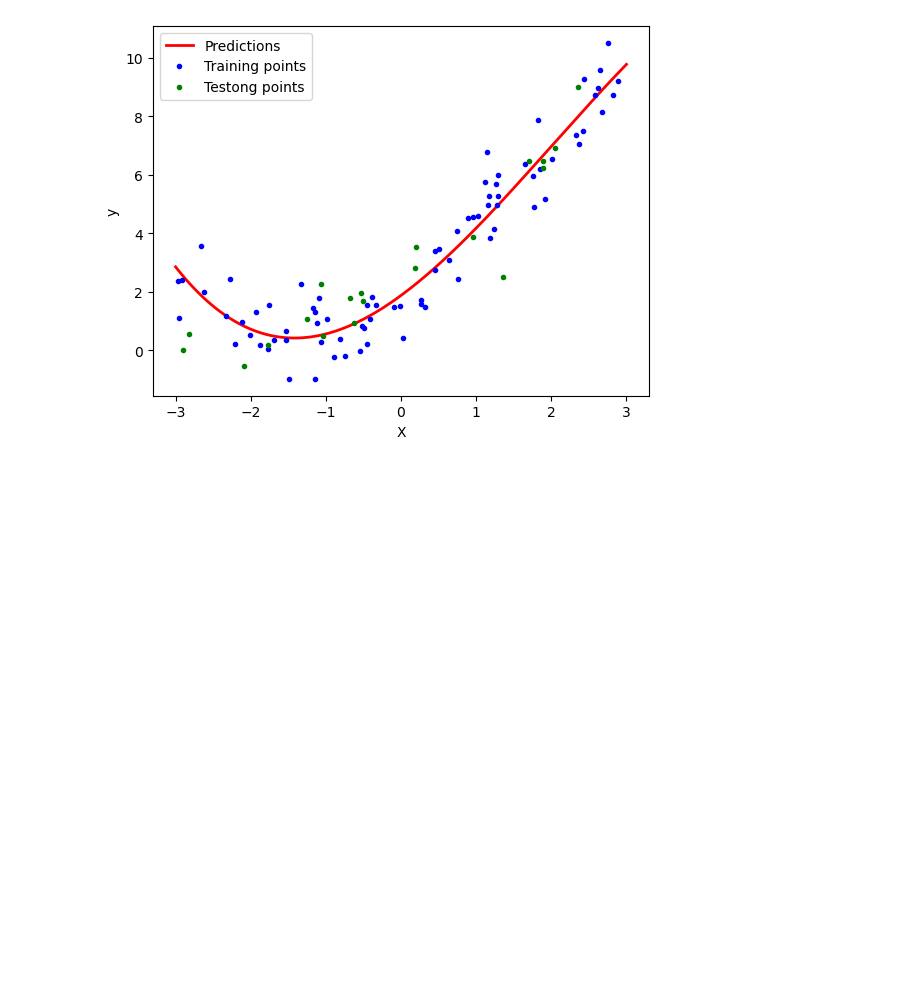
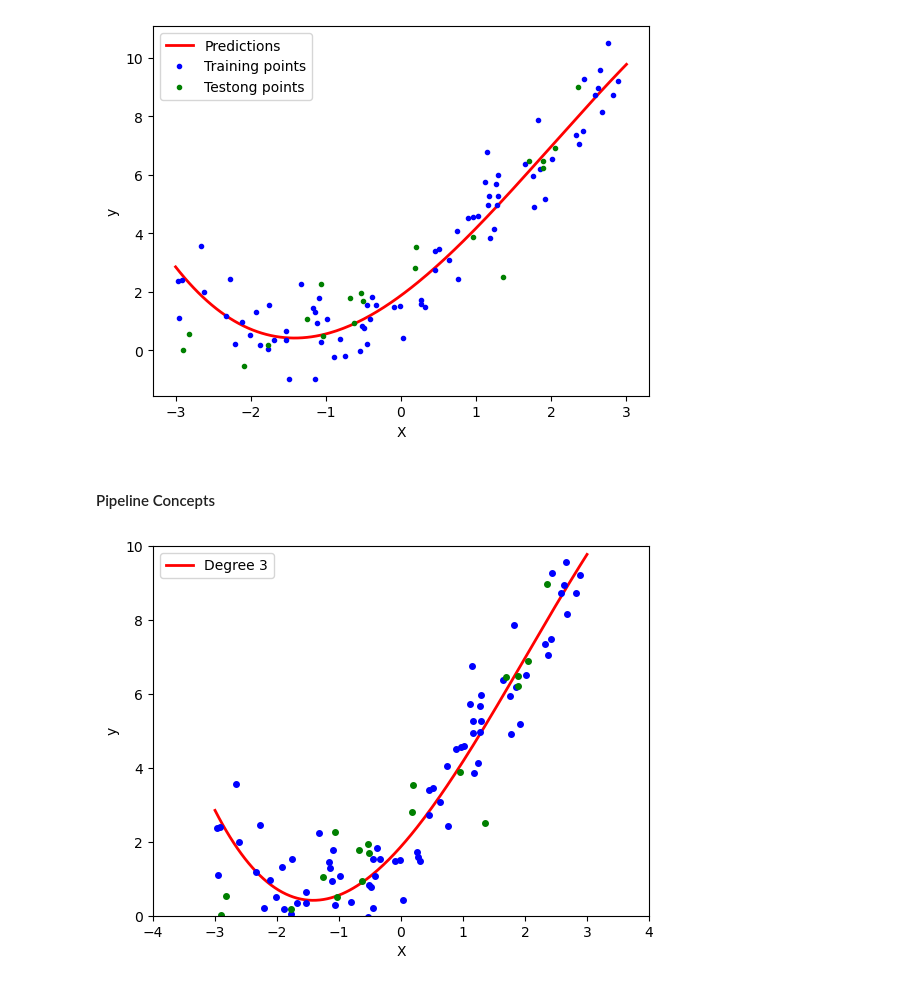
Before and after one commit to nitish-mandal/Data-Science-With-Python, a Jupyter notebook: complete_linera_regression/polynomial_regression.ipynb, the cells around one changed output. Cells and saved outputs as stored; diff of their text form; code cells hidden in the pictures; blank space fills up the shorter version.

Commit message:
pipline concept

```diff
--- a/complete_linera_regression/polynomial_regression.ipynb
+++ b/complete_linera_regression/polynomial_regression.ipynb
@@ -186,3 +186,5 @@ plt.legend()
 plt.show()
 # %% [output]
 [figure]
+# %% [markdown]
+#### Pipeline Concepts
@@ -188,0 +193,47 @@ plt.show()
+# %%
+def poly_regression(degree):
+
+    # Generate 200 points from -3 to 3
+    X_new = np.linspace(-3, 3, 200).reshape(200, 1)
+
+    # Create polynomial features
+    poly_features = PolynomialFeatures(
+        degree=degree,
+        include_bias=False
+    )
+
+    # Create linear regression model
+    lin_reg = LinearRegression()
+
+    # Create pipeline
+    model = Pipeline([
+        ("poly_features", poly_features),
+        ("lin_reg", lin_reg)
+    ])
+
+    # Train model
+    model.fit(X_train, y_train)
+
+    # Predict new values
+    y_pred_new = model.predict(X_new)
+
+    # Plot prediction line
+    plt.plot(X_new, y_pred_new, 'r',
+             label="Degree " + str(degree),
+             linewidth=2)
+
+    # Plot training data
+    plt.plot(X_train, y_train, "b.", markersize=8)
+
+    # Plot testing data
+    plt.plot(X_test, y_test, "g.", markersize=8)
+
+    plt.legend(loc="upper left")
+    plt.xlabel("X")
+    plt.ylabel("y")
+    plt.axis([-4, 4, 0, 10])
+    plt.show()
+
+poly_regression(3)
+# %% [output]
+[figure, added]
```
Also changed, not shown: parts of 1 cell of this notebook.
